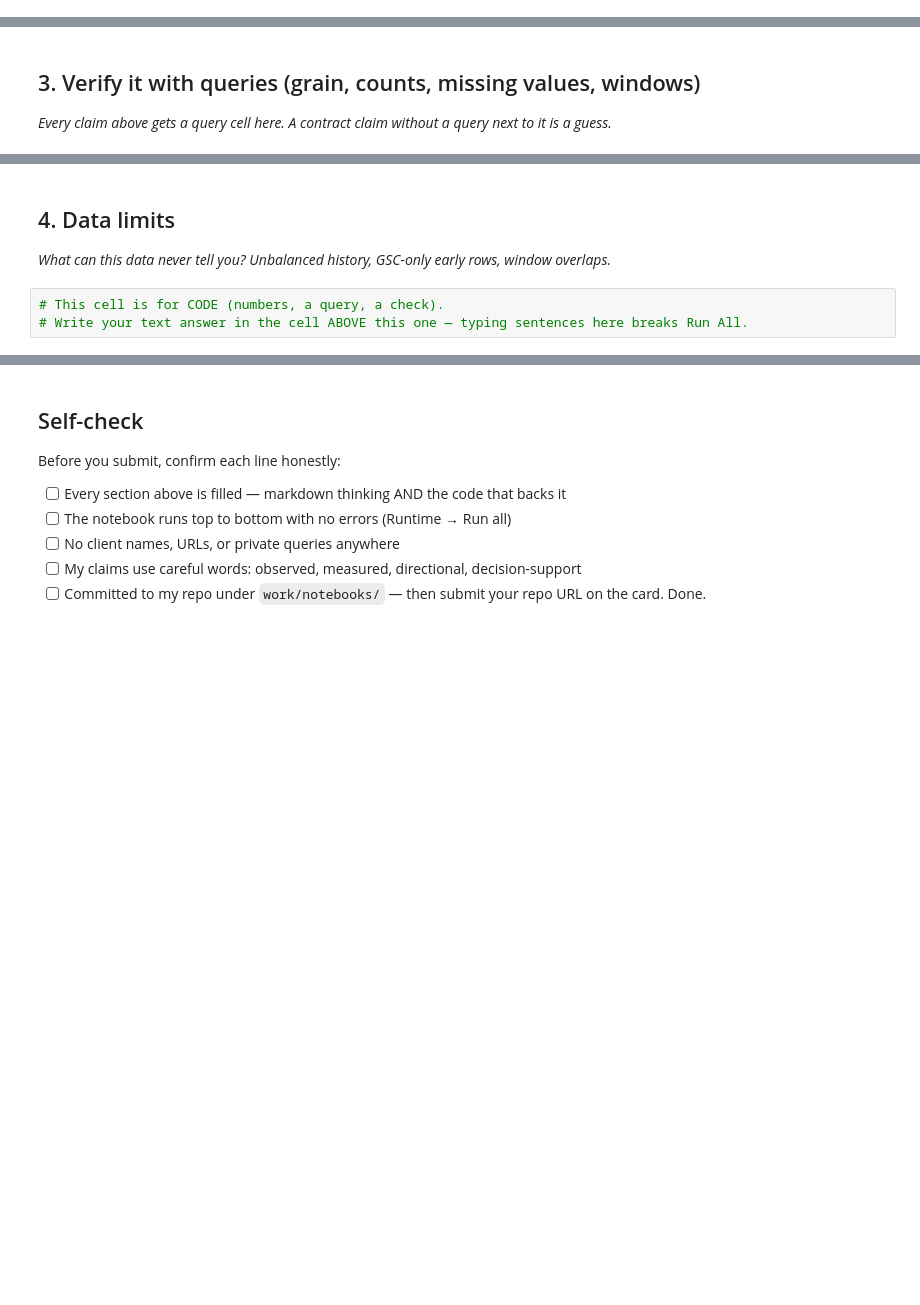
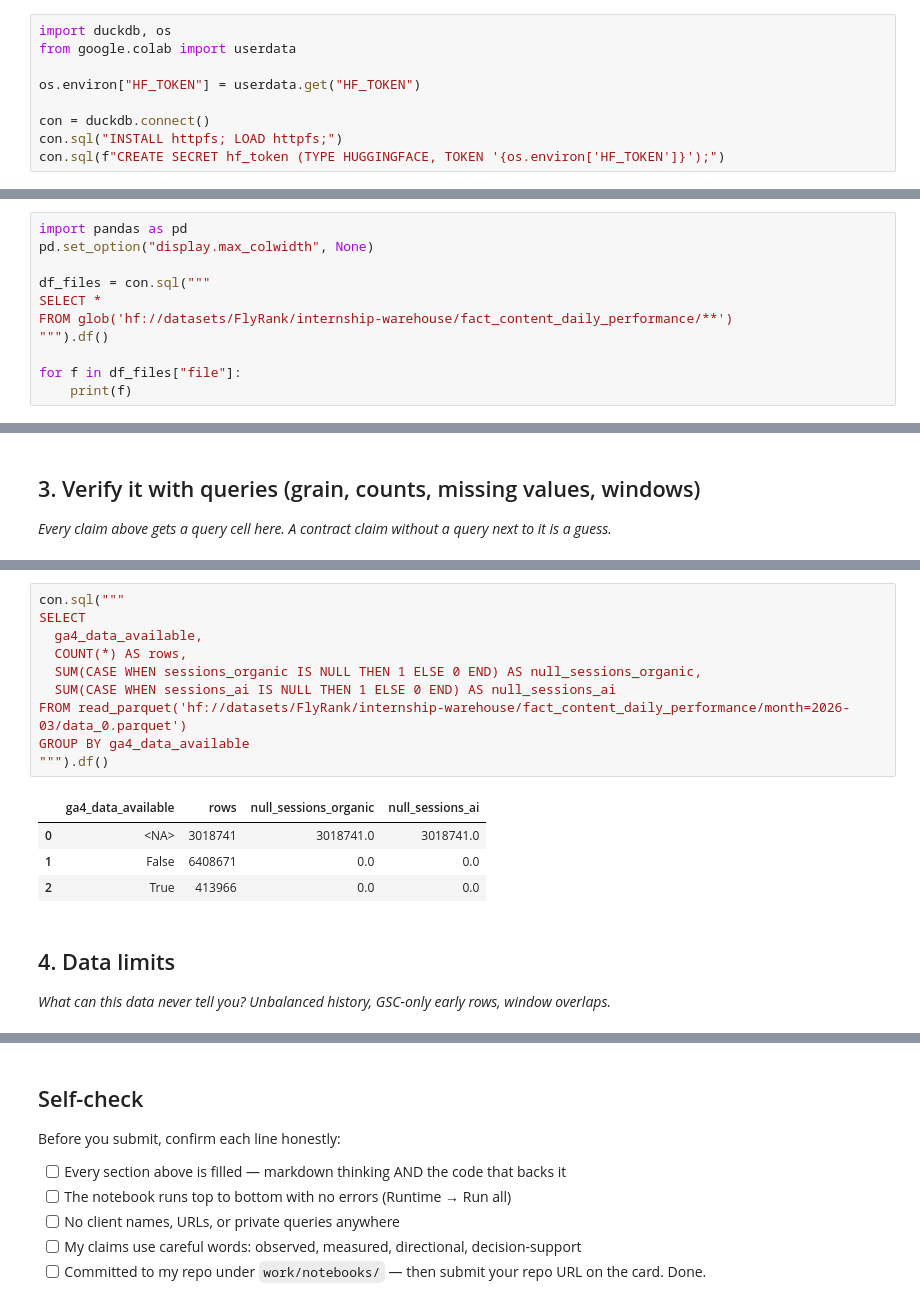
Before and after one commit to zainkhan-dev/flyrank-ml-internship-week1, a Jupyter notebook: work/notebooks/w03_data_contract.ipynb, the cells around one changed output, grey strips where cells are left out. Saved outputs shown, nothing was run; the diff lists cells and outputs as text; blank space fills up the shorter version.

```diff
--- a/work/notebooks/w03_data_contract.ipynb
+++ b/work/notebooks/w03_data_contract.ipynb
@@ -15,0 +15,9 @@ This skeleton is yours to fill. Work the sections **in order** — each one has
+# %%
+import duckdb, os
+from google.colab import userdata
+
+os.environ["HF_TOKEN"] = userdata.get("HF_TOKEN")
+
+con = duckdb.connect()
+con.sql("INSTALL httpfs; LOAD httpfs;")
+con.sql(f"CREATE SECRET hf_token (TYPE HUGGINGFACE, TOKEN '{os.environ['HF_TOKEN']}');")
@@ -15,0 +31,11 @@ This skeleton is yours to fill. Work the sections **in order** — each one has
+# %%
+import pandas as pd
+pd.set_option("display.max_colwidth", None)
+
+df_files = con.sql("""
+SELECT *
+FROM glob('hf://datasets/FlyRank/internship-warehouse/fact_content_daily_performance/**')
+""").df()
+
+for f in df_files["file"]:
+    print(f)
@@ -30,7 +155,19 @@ This skeleton is yours to fill. Work the sections **in order** — each one has
+# %%
+con.sql("""
+SELECT
+  ga4_data_available,
+  COUNT(*) AS rows,
+  SUM(CASE WHEN sessions_organic IS NULL THEN 1 ELSE 0 END) AS null_sessions_organic,
+  SUM(CASE WHEN sessions_ai IS NULL THEN 1 ELSE 0 END) AS null_sessions_ai
+FROM read_parquet('hf://datasets/FlyRank/internship-warehouse/fact_content_daily_performance/month=2026-03/data_0.parquet')
+GROUP BY ga4_data_available
+""").df()
+# %% [output]
+|  | ga4_data_available | rows | null_sessions_organic | null_sessions_ai |
+| 0 | <NA> | 3018741 | 3018741.0 | 3018741.0 |
+| 1 | False | 6408671 | 0.0 | 0.0 |
+| 2 | True | 413966 | 0.0 | 0.0 |
 # %% [markdown]
 ## 4. Data limits
 
 *What can this data never tell you? Unbalanced history, GSC-only early rows, window overlaps.*
-# %%
-# This cell is for CODE (numbers, a query, a check).
-# Write your text answer in the cell ABOVE this one — typing sentences here breaks Run All.
```
Also changed, not shown: parts of 14 cells of this notebook.
